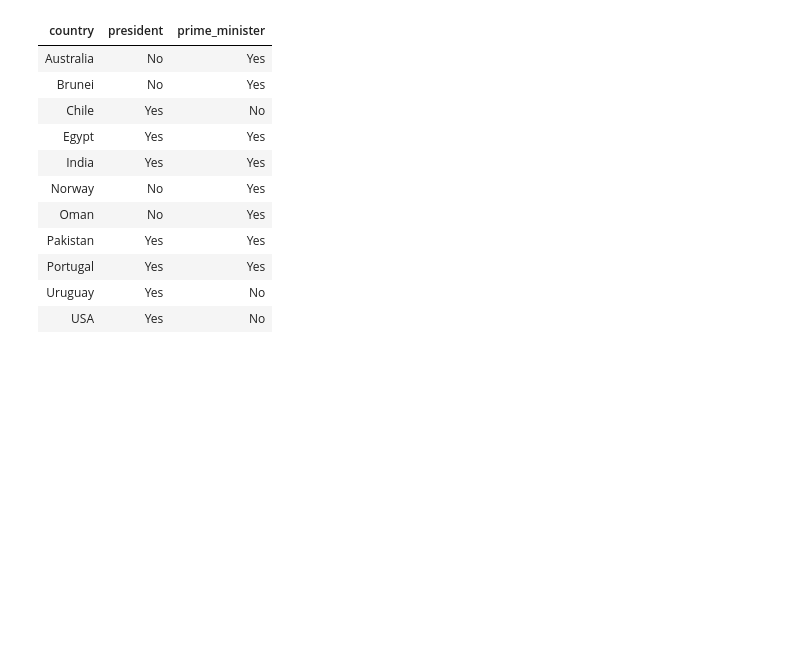
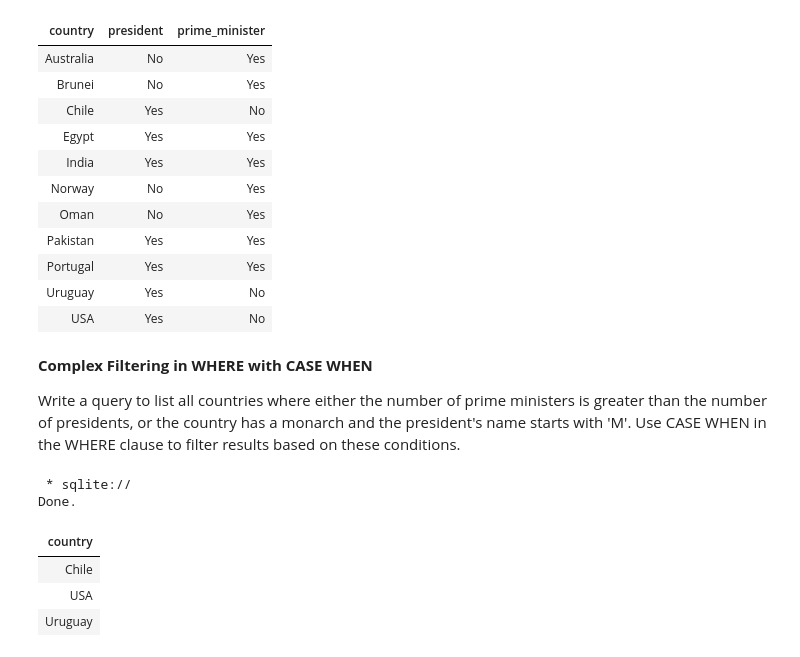
Before and after one commit to UznetDev/Data-science-home-work, a Jupyter notebook: 26_Avg_2024_home_work.ipynb, the cells around one changed output. Cells and saved outputs as stored; diff of their text form; code cells hidden in the pictures; blank space fills up the shorter version.

```diff
--- a/26_Avg_2024_home_work.ipynb
+++ b/26_Avg_2024_home_work.ipynb
@@ -365,3 +365,29 @@ Done.
 | Portugal | Yes | Yes |
 | Uruguay | Yes | No |
 | USA | Yes | No |
+# %% [markdown]
+**Complex Filtering in WHERE with CASE WHEN**
+
+Write a query to list all countries where either the number of prime ministers is greater than the number of presidents, or the country has a monarch and the president's name starts with 'M'. Use CASE WHEN in the WHERE clause to filter results based on these conditions.
+# %%
+%%sql
+SELECT s.country
+FROM states AS s
+LEFT JOIN presidents AS p
+ON s.country = p.country
+LEFT JOIN prime_ministers AS pm
+ON s.country = pm.country
+LEFT JOIN monarchs AS m
+ON s.country = m.country
+GROUP BY s.country
+HAVING
+  COUNT(p.president) > COUNT(pm.prime_minister)
+  OR (MAX(m.monarch IS NOT NULL) = 1
+  AND MAX(p.president LIKE 'M%') = 1);
+# %% [output]
+ * sqlite://
+Done.
+| country |
+| Chile |
+| USA |
+| Uruguay |
```
Also changed, not shown: parts of 2 cells of this notebook.
